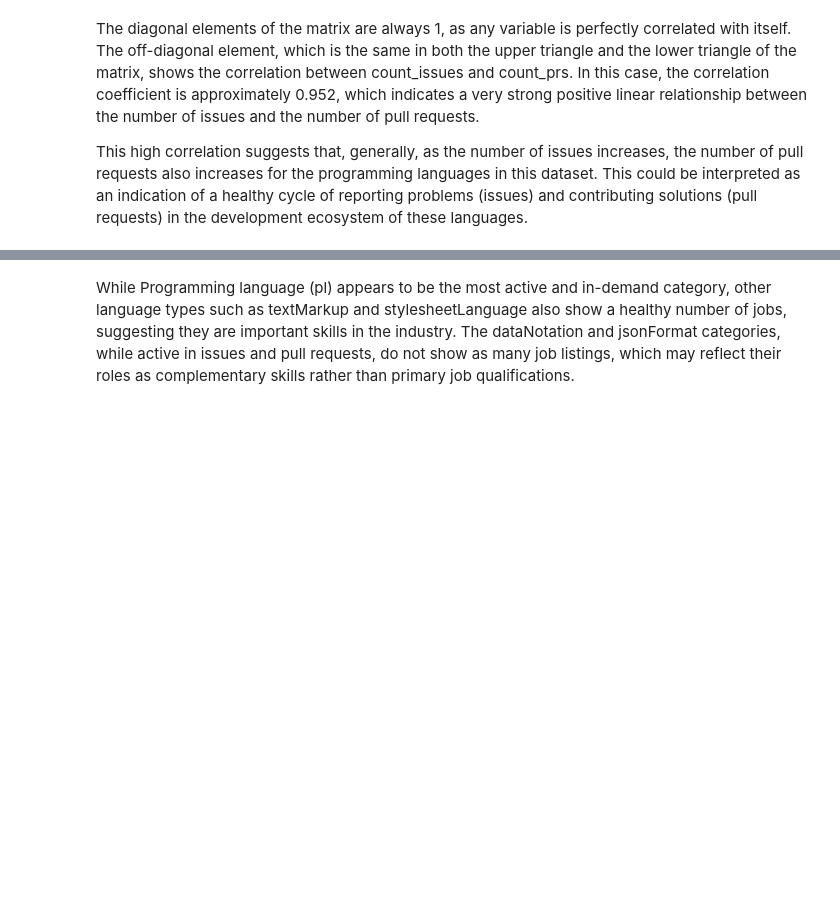
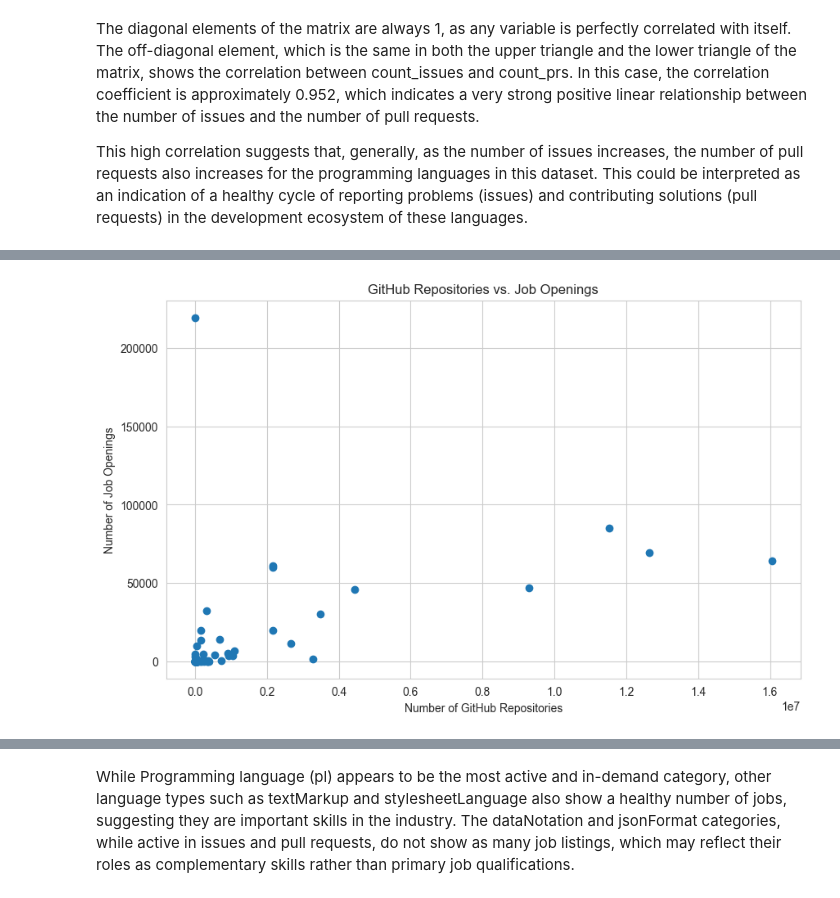
Before and after one commit to tonminhce/data-analyst, a Jupyter notebook: final.ipynb, the cells around one changed output, grey strips where cells are left out. Drawn from its saved outputs; the diff is of its cells as text; code cells hidden in the pictures; blank space fills up the shorter version.

```diff
--- a/final.ipynb
+++ b/final.ipynb
@@ -354 +358,10 @@ plt.show()
+# %%
+plt.figure(figsize=(10, 6))
+plt.scatter(complete_merged_df['github_language_repos'], complete_merged_df['number_of_jobs'])
+plt.title('GitHub Repositories vs. Job Openings')
+plt.xlabel('Number of GitHub Repositories')
+plt.ylabel('Number of Job Openings')
+plt.show()
+# %% [output]
+[figure, added]
 # %% [markdown]
```
Also changed, not shown: parts of 21 cells of this notebook.
